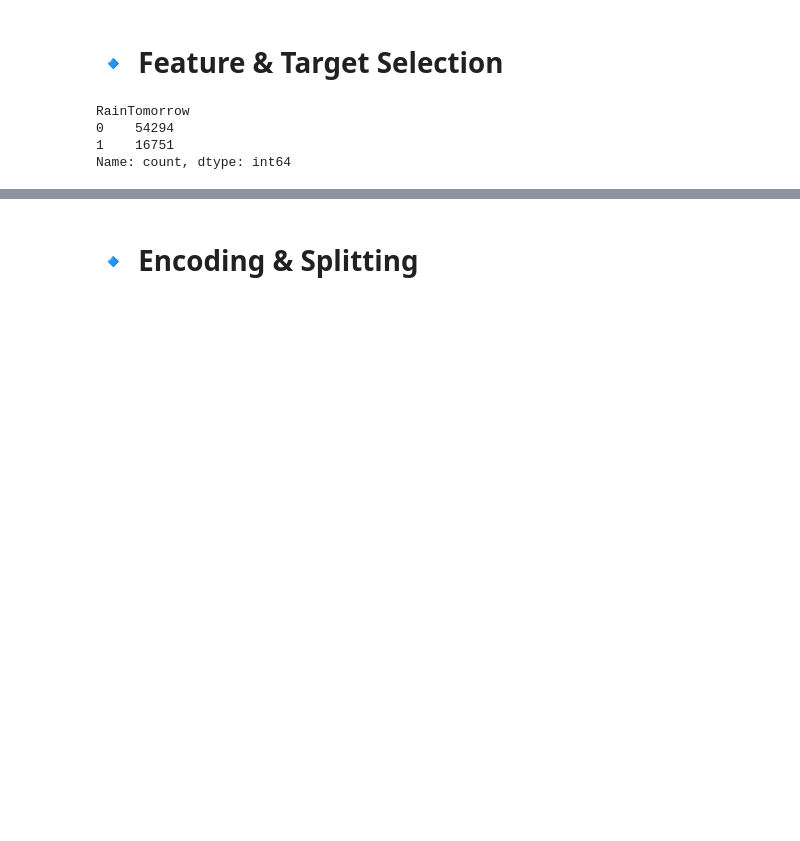
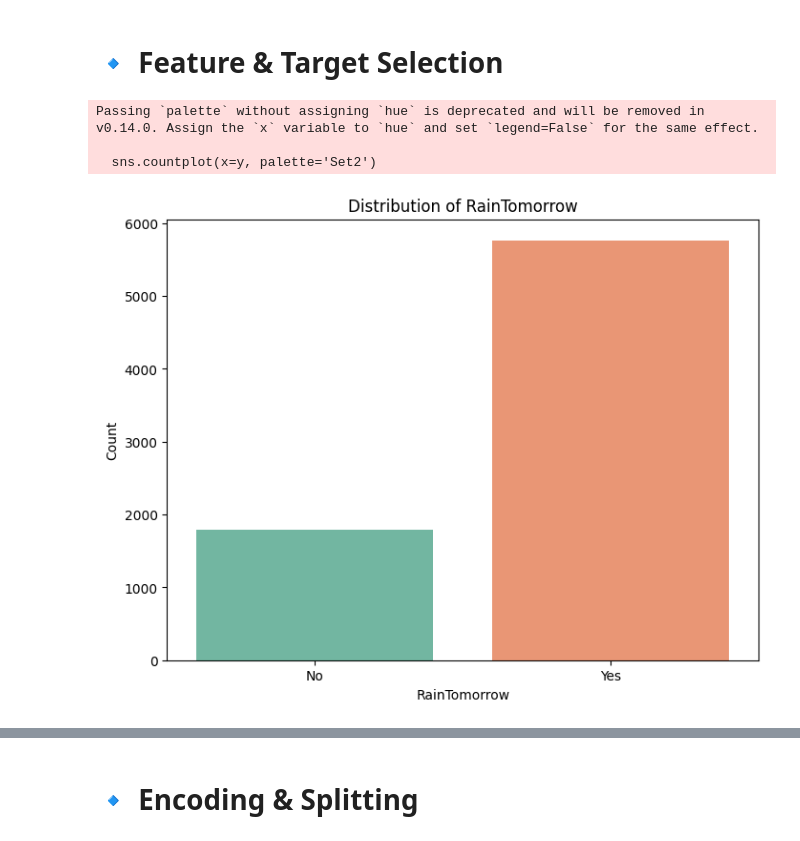
Before and after one commit to martacanirome4/ML_Rainfall_Prediction, a Jupyter notebook: rainfallPredictor.ipynb, the cells around one changed output, grey strips where cells are left out. Drawn from its saved outputs; the diff is of its cells as text; code cells hidden in the pictures; blank space fills up the shorter version.

```diff
--- a/rainfallPredictor.ipynb
+++ b/rainfallPredictor.ipynb
@@ -169,0 +150,3 @@ Shape of dataset:  (71045, 21)
+# %%
+df = df[df.Location.isin(['Melbourne','MelbourneAirport','Watsonia',])]
+df. info()
@@ -169,0 +171,21 @@ Shape of dataset:  (71045, 21)
+# %%
+# Extracting a seasonal feature
+def date_to_season(date):
+    month = date.month
+    if (month == 12) or (month == 1) or (month == 2):
+        return 'Summer'
+    elif (month == 3) or (month == 4) or (month == 5):
+        return 'Autumn'
+    elif (month == 6) or (month == 7) or (month == 8):
+        return 'Winter'
+    elif (month == 9) or (month == 10) or (month == 11):
+        return 'Spring'
+# %%
+# Convert the 'Date' column to datetime format
+df['Date'] = pd.to_datetime(df['Date'])
+
+# Apply the function to the 'Date' column
+df['Season'] = df['Date'].apply(date_to_season)
+
+df=df.drop(columns='Date')
+df
@@ -170,17 +206,22 @@ Shape of dataset:  (71045, 21)
 # %% [markdown]
 # 🔹 Feature & Target Selection
 # %%
-features = ['MinTemp', 'MaxTemp', 'Humidity3pm', 'WindSpeed9am', 'Rainfall', 'RainToday']
-target = 'RainTomorrow'
-
-X = df[features]
-y = df[target].map({'Yes': 1, 'No': 0})  # convert to binary classification
-categorical_features = ['RainToday']  # manually define since it's the only categorical feature we use
+X = df.drop(columns=['Evaporation', 'Sunshine'], axis=1)
+y = df['RainToday']
 # %%
 # How balanced is the dataset?
 y.value_counts()
+
+# Plot the distribution of the target variable
+plt.figure(figsize=(8, 6))
+sns.countplot(x=y, palette='Set2')
+plt.title('Distribution of RainTomorrow')
+plt.xlabel('RainTomorrow')
+plt.ylabel('Count')
+plt.xticks([0, 1], ['No', 'Yes'])
+plt.show()
 # %% [output]
-RainTomorrow
-0    54294
-1    16751
-Name: count, dtype: int64
+Passing `palette` without assigning `hue` is deprecated and will be removed in v0.14.0. Assign the `x` variable to `hue` and set `legend=False` for the same effect.
+
+  sns.countplot(x=y, palette='Set2')
+[figure, added]
```
Also changed, not shown: parts of 45 cells of this notebook.
